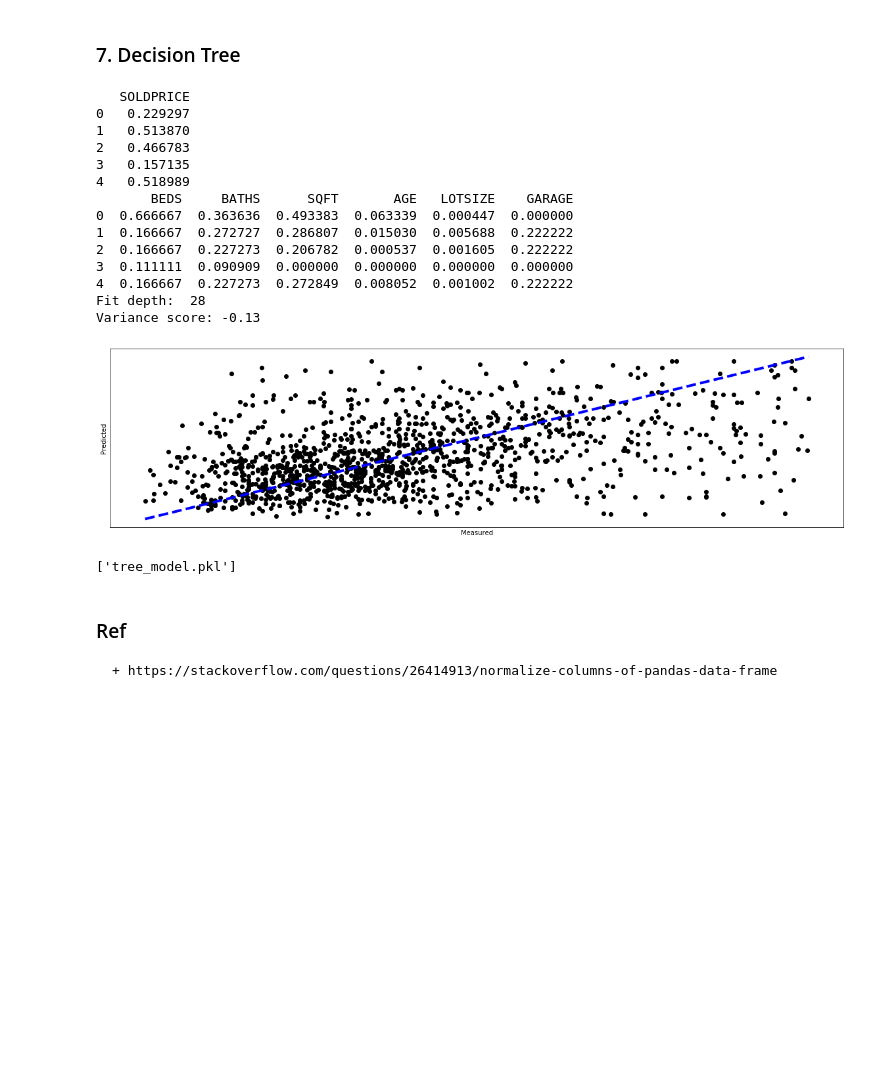
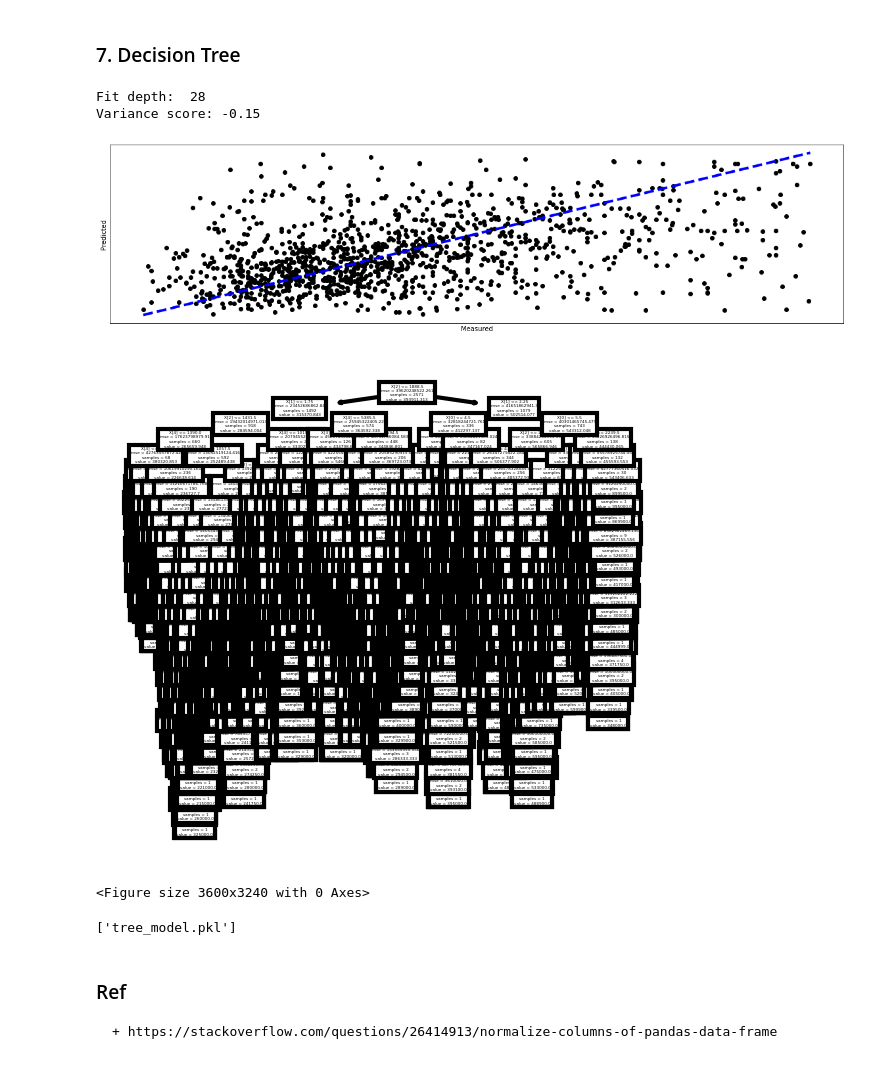
Before and after one commit to guezandy/s14alab2, a Jupyter notebook: notebooks/lab2_pricing_houses.ipynb, the cells around one changed output. Cells and saved outputs as stored; diff of their text form; code cells hidden in the pictures; blank space fills up the shorter version.

Commit message:
Finalize models and notebook

```diff
--- a/notebooks/lab2_pricing_houses.ipynb
+++ b/notebooks/lab2_pricing_houses.ipynb
@@ -369,7 +369,7 @@ Variance score2: 0.28
 # Run DecisionTreeRegressor
 # HINT: https://scikit-learn.org/stable/modules/generated/sklearn.tree.DecisionTreeRegressor.html
 from sklearn.model_selection import cross_val_score
-from sklearn.tree import DecisionTreeRegressor
+from sklearn.tree import DecisionTreeRegressor, plot_tree
 
 label = ['SOLDPRICE']
 features = ['BEDS', 'BATHS', 'SQFT', 'AGE', 'LOTSIZE', 'GARAGE']
@@ -391,72 +391,67 @@ def copy_and_filter(data):
         # Interaction terms
 
         # Standardize
-        filter_data[f] = (filter_data[f] - filter_data[f].mean()) / filter_data[f].std()
+# NOTE: Decision tree regressor doesn't seem to work well - returns decimals if you normalize
+#         filter_data[f] = (filter_data[f] - filter_data[f].mean()) / filter_data[f].std()
 
-        # v. Normalize
-        filter_data[f] = (filter_data[f] - filter_data[f].min()) / (filter_data[f].max() - filter_data[f].min())
+#         # v. Normalize
+#         filter_data[f] = (filter_data[f] - filter_data[f].min()) / (filter_data[f].max() - filter_data[f].min())
 
     filter_data = filter_data.reset_index()
 
-    print(filter_data[label].head())
-    print(filter_data[features].head())
     return filter_data
 
 filter_data = copy_and_filter(data)
 label_data = filter_data[label]
 features_data = filter_data[features]
 
-X_train, X_test, y_train, y_test = train_test_split(features_data, label_data, test_size=0.33, random_state=42)
+features_train, features_test, label_train, label_test = train_test_split(features_data, label_data, test_size=0.33, random_state=42)
 
 # Create regressor
-regressor = DecisionTreeRegressor(random_state=0)
+regressor = DecisionTreeRegressor(random_state=1)
 
 # Fit
-regressor.fit(X_train, y_train)
+regressor.fit(features_train, label_train)
 print('Fit depth: ', regressor.get_depth())
 
 # Predictions
-y_pred = regressor.predict(X_test)
+label_pred = regressor.predict(features_test)
 
 # Score
 # print('Variance score2: %.2f' % regressor.score(X_train, y_train))
-print('Variance score: %.2f' % r2_score(y_test, y_pred))
+print('Variance score: %.2f' % r2_score(label_test, label_pred))
 
 # Plot outputs (matplotlab - above)
 plt.figure(figsize=(20, 5))
-plt.scatter(y_test, y_pred, color='black')
-plt.plot([y_test.min(), y_test.max()], [y_test.min(), y_test.max()], 'k--', lw=4, color='blue')
+plt.scatter(label_test, label_pred, color='black')
+plt.plot([label_test.min(), label_test.max()], [label_test.min(), label_test.max()], 'k--', lw=4, color='blue')
 
 plt.ylabel('Predicted')
 plt.xlabel('Measured')
 
 plt.xticks(())
 plt.yticks(())
 
 plt.show()
 
+# Plot as tree
+fig, axes = plt.subplots(nrows = 1,ncols = 1,figsize = (2,2), dpi=300)
+plot_tree(regressor)
+plt.figure(figsize=(50, 45))
+plt.show()
+
 # Download model as pkl file
 import pickle
 # save the model to disk
 filename = 'tree_model.pkl'
 joblib.dump(regressor, filename)
 # %% [output]
-   SOLDPRICE
-0   0.229297
-1   0.513870
-2   0.466783
-3   0.157135
-4   0.518989
-       BEDS     BATHS      SQFT       AGE   LOTSIZE    GARAGE
-0  0.666667  0.363636  0.493383  0.063339  0.000447  0.000000
-1  0.166667  0.272727  0.286807  0.015030  0.005688  0.222222
-2  0.166667  0.227273  0.206782  0.000537  0.001605  0.222222
-3  0.111111  0.090909  0.000000  0.000000  0.000000  0.000000
-4  0.166667  0.227273  0.272849  0.008052  0.001002  0.222222
 Fit depth:  28
-Variance score: -0.13
+Variance score: -0.15
-[figure, old version]
+[figure, new version]
+[figure, added]
-['tree_model.pkl']
+<Figure size 3600x3240 with 0 Axes>
+['tree_model.pkl']
 # %% [markdown]
 ### Ref
     + https://stackoverflow.com/questions/26414913/normalize-columns-of-pandas-data-frame
```
Also changed, not shown: parts of 4 cells of this notebook, 3 other files.
